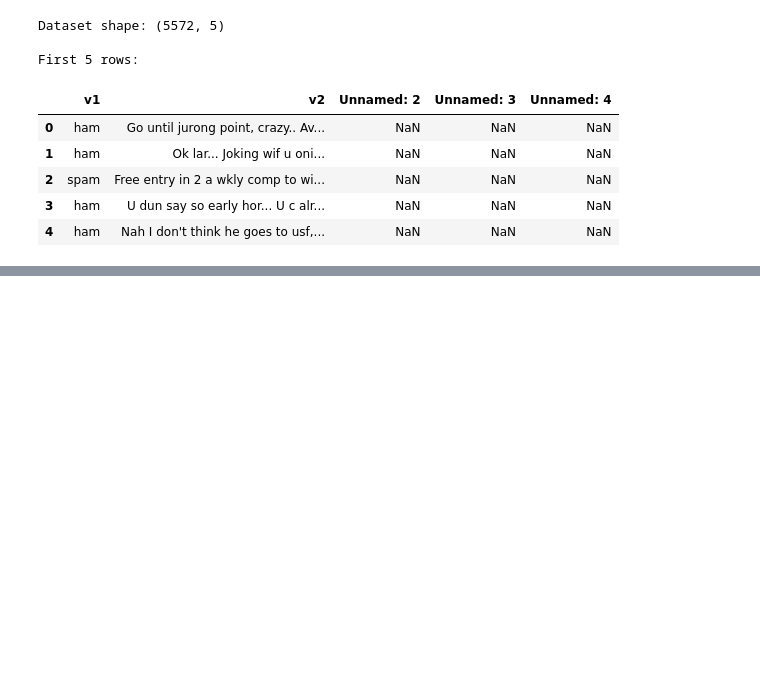
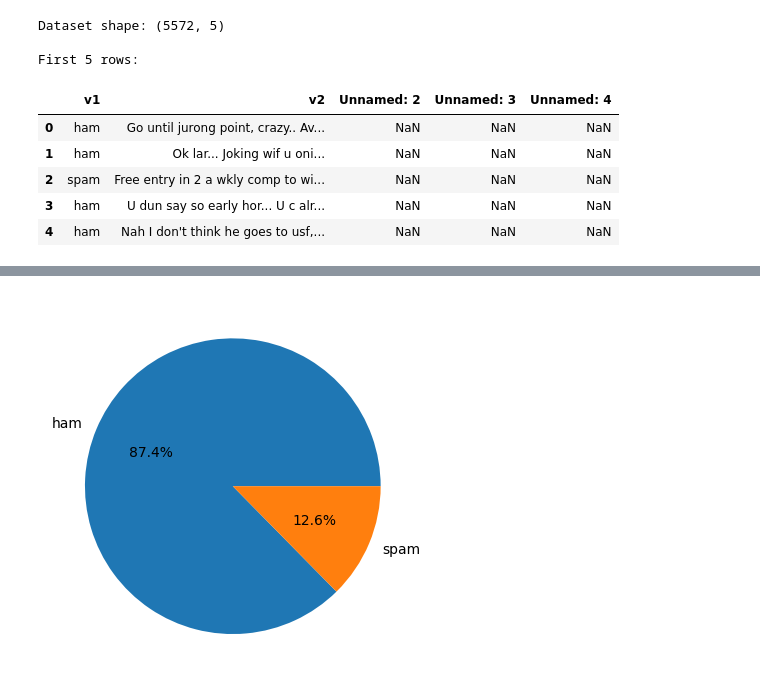
Before and after one commit to subhashiitb/100-Days-of-ML, a Jupyter notebook: ML Project/sms-spam/spam.ipynb, the cells around one changed output, grey strips where cells are left out. Saved outputs shown, nothing was run; the diff lists cells and outputs as text; code cells hidden in the pictures; blank space fills up the shorter version.

```diff
--- a/ML Project/sms-spam/spam.ipynb
+++ b/ML Project/sms-spam/spam.ipynb
@@ -37,0 +55,3 @@ First 5 rows:
+# %%
+# drop last 3 columns
+df.drop(columns=['Unnamed: 2', 'Unnamed: 3', 'Unnamed: 4'], inplace=True)
@@ -37,0 +64,4 @@ First 5 rows:
+# %%
+# Rename the columns
+df.rename(columns={'v1': 'target', 'v2': 'text'}, inplace=True)
+df.sample(2)
@@ -37,0 +72,5 @@ First 5 rows:
+# %%
+# Label Encoder
+from sklearn.preprocessing import LabelEncoder
+encoder = LabelEncoder()
+df['target'] = encoder.fit_transform(df['target'])
@@ -37,0 +99,3 @@ First 5 rows:
+# %%
+# Remove duplicates
+df.drop_duplicates(keep='first', inplace=True)
@@ -37,0 +125,6 @@ First 5 rows:
+# %%
+import matplotlib.pyplot as plt
+plt.pie(df['target'].value_counts(), labels=['ham', 'spam'], autopct='%1.1f%%')
+plt.show()
+# %% [output]
+[figure, added]
```
Also changed, not shown: parts of 16 cells of this notebook.
